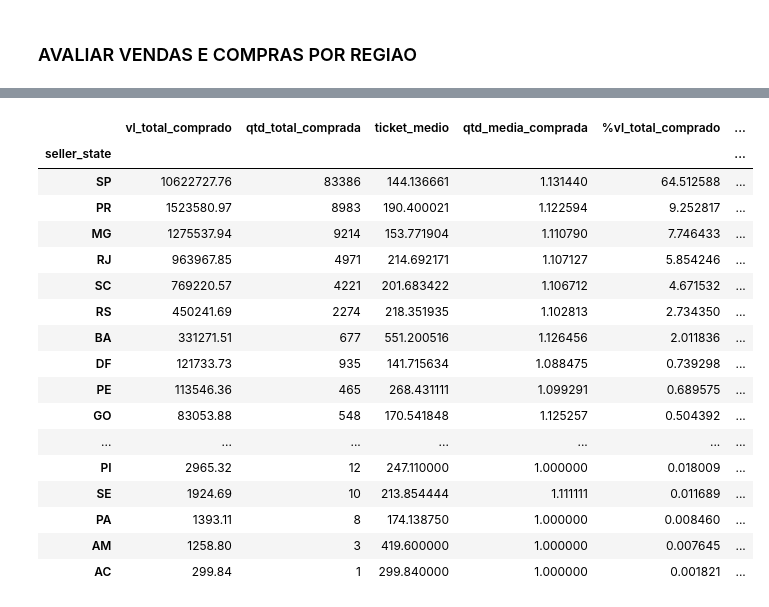
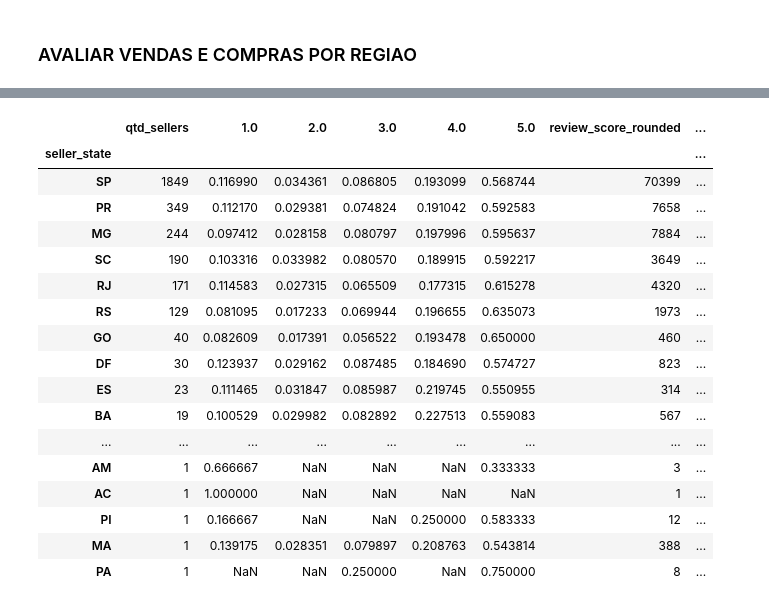
Before and after one commit to Andre-do-Amaral/tcc, a Jupyter notebook: Analise_EDA.ipynb, the cells around one changed output, grey strips where cells are left out. Saved outputs shown, nothing was run; the diff lists cells and outputs as text; code cells hidden in the pictures.

Commit message:
Reviews Analisadas por Estado

```diff
--- a/Analise_EDA.ipynb
+++ b/Analise_EDA.ipynb
@@ -409,10 +409,11 @@ df = con7.merge(location_data.rename(columns = {'geolocation_zip_code_prefix':
 ### AVALIAR VENDAS E COMPRAS POR REGIAO
 # %%
 ### CONSTRUIR DF
-pedido_preco = payment_type[['order_id', 'payment_value']].merge(order_info[['order_id', 'customer_id']], on = 'order_id', how = 'inner')
-aux = customer_data[['customer_id', 'customer_state']]
+#pedido_preco = payment_type[['order_id', 'payment_value']].merge(order_info[['order_id', 'customer_id']], on = 'order_id', how = 'inner')
+aux_1 = order_info[['order_id', 'customer_id']]
+aux_2 = customer_data[['customer_id', 'customer_state']]
 
-ped_pre_cust = pedido_preco.merge(aux, on = 'customer_id', how = 'inner')
+ped_pre_cust = aux_1.merge(aux_2, on = 'customer_id', how = 'inner')
 order_items['vl_total'] = order_items['price'] + order_items['freight_value']
 order_items_agg = (
     order_items
@@ -535,6 +448,6 @@ memory usage: 8.7+ MB
 # %%
 reviews_ped_preco_consumidor_vend = reviews_ped_preco_consumidor_vend.groupby([
-'payment_value', 'customer_id',
+ 'customer_id',
        'customer_state', 'seller_id', 'vl_total', 'qtd', 'seller_state',
        'order_id'
 ]).agg({
@@ -650 +563,11 @@ display(df_agg4[['venda_media_estado', 'qtd_media_estado']])
 | PA | 1393.110000 | 8.000000 |
+# %%
+import numpy as np
+import pandas as pd
+
+def round_score(x):
+    if pd.isna(x):
+        return np.nan   # mantém NaN
+    return np.ceil(x) if (x - int(x)) >= 0.5 else np.floor(x)
+
+reviews_ped_preco_consumidor_vend['review_score_rounded'] = reviews_ped_preco_consumidor_vend['review_score'].apply(round_score)
@@ -651,3 +613,19 @@ display(df_agg4[['venda_media_estado', 'qtd_media_estado']])
+# %%
+
+tt = reviews_ped_preco_consumidor_vend.groupby('customer_state')['review_score_rounded'].value_counts(normalize = True).reset_index()
+df_wide = tt.pivot(index='customer_state', columns='review_score_rounded', values='proportion')
+df_wide.columns.name = None      # Remove o nome do índice das colunas
+
+tt = reviews_ped_preco_consumidor_vend.groupby('seller_state')['review_score_rounded'].value_counts(normalize = True).reset_index()
+df_wide2 = tt.pivot(index='seller_state', columns='review_score_rounded', values='proportion')
+df_wide2.columns.name = None      # Remove o nome do índice das colunas
+
+
+df_wide3 = reviews_ped_preco_consumidor_vend.groupby('customer_state')['review_score_rounded'].count()
+
+
+
+df_wide4 = reviews_ped_preco_consumidor_vend.groupby('seller_state')['review_score_rounded'].count()
 # %%
 ### ticket medio e qtd por estado
 df_agg1 = reviews_ped_preco_consumidor_vend.groupby('customer_state').agg(vl_total_comprado = ('vl_total', 'sum'),
@@ -657,11 +635,13 @@ df_agg1 = reviews_ped_preco_consumidor_vend.groupby('customer_state').agg(vl_tot
 df_agg1['%vl_total_comprado'] = df_agg1['vl_total_comprado']*100/df_agg1['vl_total_comprado'].sum()
 df_agg1['%qtd_total_comprada'] = df_agg1['qtd_total_comprada']*100/df_agg1['qtd_total_comprada'].sum()
 
+df_agg1 = pd.concat([df_agg1, df_wide, df_wide3], axis = 1)
 display(df_agg1.sort_values('%vl_total_comprado',ascending = False))
 
 ### qtd vendedor
 df_agg3 = reviews_ped_preco_consumidor_vend.groupby('seller_state').agg(qtd_sellers=('seller_id', 'nunique')).sort_values('qtd_sellers',ascending = False)
-display(reviews_ped_preco_consumidor_vend.groupby('seller_state').agg(qtd_sellers=('seller_id', 'nunique')).sort_values('qtd_sellers',ascending = False))
+df_agg3 = pd.concat([df_agg3, df_wide2, df_wide4], axis = 1)
+display(df_agg3)
 
 ### ticket medio e qtd por estado Vendedor
 df_agg2 = reviews_ped_preco_consumidor_vend.groupby('seller_state').agg(vl_total_comprado = ('vl_total', 'sum'),
@@ -671,14 +651,12 @@ df_agg2 = reviews_ped_preco_consumidor_vend.groupby('seller_state').agg(vl_total
 df_agg2['%vl_total_comprado'] = df_agg2['vl_total_comprado']*100/df_agg2['vl_total_comprado'].sum()
 df_agg2['%qtd_total_comprada'] = df_agg2['qtd_total_comprada']*100/df_agg2['qtd_total_comprada'].sum()
 
-display(df_agg2.sort_values('%vl_total_comprado',ascending = False))
-
 import pandas as pd
 ### quanto cada vendedor ganha em media (deveria ganhar)
 df_agg4 = pd.concat([df_agg3, df_agg2], axis = 1)
 df_agg4['venda_media_estado'] = df_agg4['vl_total_comprado']/df_agg4['qtd_sellers']
 df_agg4['qtd_media_estado'] = df_agg4['qtd_total_comprada']/df_agg4['qtd_sellers']
-display(df_agg4[['venda_media_estado', 'qtd_media_estado']])
+display(df_agg4)
 
 ### Drill down comprou e vendeu
 # %% [output]
@@ -721,18 +699,18 @@ display(df_agg4[['venda_media_estado', 'qtd_media_estado']])
-|  | vl_total_comprado | qtd_total_comprada | ticket_medio | qtd_media_comprada | %vl_total_comprado | ... |
-| seller_state |  |  |  |  |  | ... |
-| SP | 10622727.76 | 83386 | 144.136661 | 1.131440 | 64.512588 | ... |
-| PR | 1523580.97 | 8983 | 190.400021 | 1.122594 | 9.252817 | ... |
-| MG | 1275537.94 | 9214 | 153.771904 | 1.110790 | 7.746433 | ... |
-| RJ | 963967.85 | 4971 | 214.692171 | 1.107127 | 5.854246 | ... |
-| SC | 769220.57 | 4221 | 201.683422 | 1.106712 | 4.671532 | ... |
-| RS | 450241.69 | 2274 | 218.351935 | 1.102813 | 2.734350 | ... |
-| BA | 331271.51 | 677 | 551.200516 | 1.126456 | 2.011836 | ... |
-| DF | 121733.73 | 935 | 141.715634 | 1.088475 | 0.739298 | ... |
-| PE | 113546.36 | 465 | 268.431111 | 1.099291 | 0.689575 | ... |
-| GO | 83053.88 | 548 | 170.541848 | 1.125257 | 0.504392 | ... |
-| ... | ... | ... | ... | ... | ... | ... |
-| PI | 2965.32 | 12 | 247.110000 | 1.000000 | 0.018009 | ... |
-| SE | 1924.69 | 10 | 213.854444 | 1.111111 | 0.011689 | ... |
-| PA | 1393.11 | 8 | 174.138750 | 1.000000 | 0.008460 | ... |
-| AM | 1258.80 | 3 | 419.600000 | 1.000000 | 0.007645 | ... |
-| AC | 299.84 | 1 | 299.840000 | 1.000000 | 0.001821 | ... |
+|  | qtd_sellers | 1.0 | 2.0 | 3.0 | 4.0 | 5.0 | review_score_rounded | ... |
+| seller_state |  |  |  |  |  |  |  | ... |
+| SP | 1849 | 0.116990 | 0.034361 | 0.086805 | 0.193099 | 0.568744 | 70399 | ... |
+| PR | 349 | 0.112170 | 0.029381 | 0.074824 | 0.191042 | 0.592583 | 7658 | ... |
+| MG | 244 | 0.097412 | 0.028158 | 0.080797 | 0.197996 | 0.595637 | 7884 | ... |
+| SC | 190 | 0.103316 | 0.033982 | 0.080570 | 0.189915 | 0.592217 | 3649 | ... |
+| RJ | 171 | 0.114583 | 0.027315 | 0.065509 | 0.177315 | 0.615278 | 4320 | ... |
+| RS | 129 | 0.081095 | 0.017233 | 0.069944 | 0.196655 | 0.635073 | 1973 | ... |
+| GO | 40 | 0.082609 | 0.017391 | 0.056522 | 0.193478 | 0.650000 | 460 | ... |
+| DF | 30 | 0.123937 | 0.029162 | 0.087485 | 0.184690 | 0.574727 | 823 | ... |
+| ES | 23 | 0.111465 | 0.031847 | 0.085987 | 0.219745 | 0.550955 | 314 | ... |
+| BA | 19 | 0.100529 | 0.029982 | 0.082892 | 0.227513 | 0.559083 | 567 | ... |
+| ... | ... | ... | ... | ... | ... | ... | ... | ... |
+| AM | 1 | 0.666667 | NaN | NaN | NaN | 0.333333 | 3 | ... |
+| AC | 1 | 1.000000 | NaN | NaN | NaN | NaN | 1 | ... |
+| PI | 1 | 0.166667 | NaN | NaN | 0.250000 | 0.583333 | 12 | ... |
+| MA | 1 | 0.139175 | 0.028351 | 0.079897 | 0.208763 | 0.543814 | 388 | ... |
+| PA | 1 | NaN | NaN | 0.250000 | NaN | 0.750000 | 8 | ... |
```
Also changed, not shown: parts of 10 cells of this notebook.
